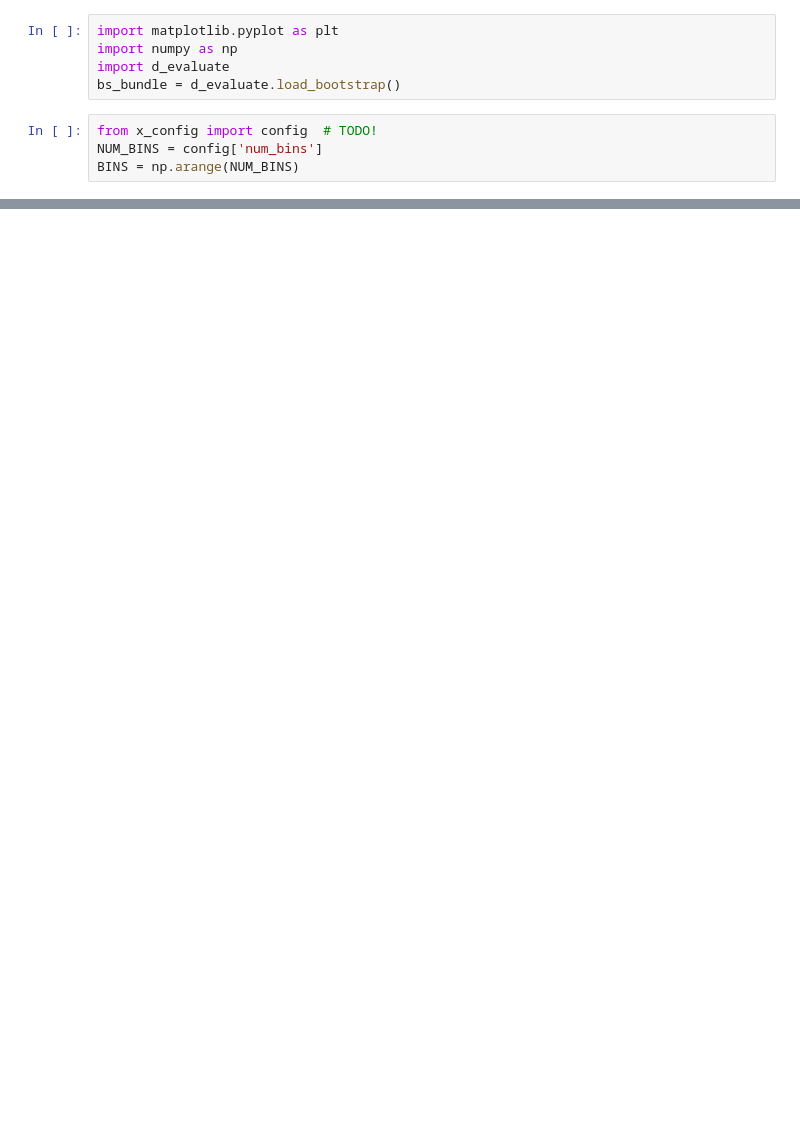
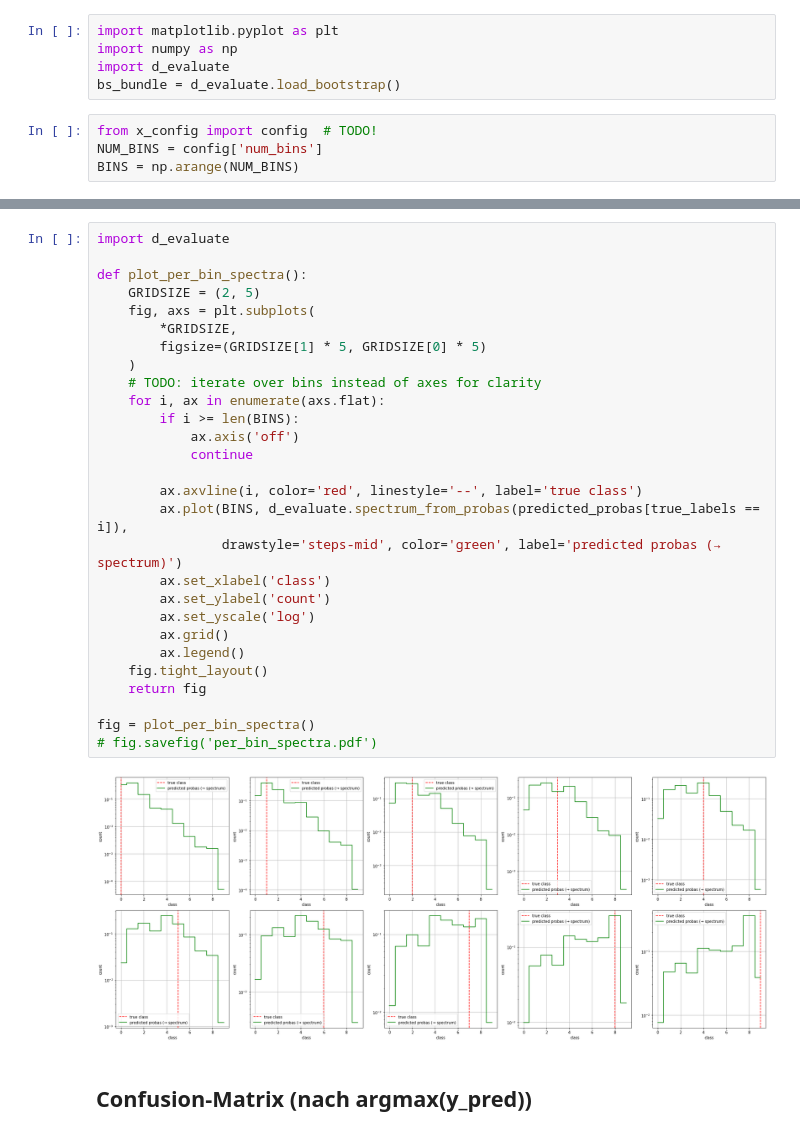
Before and after one commit to NicoWeio/Bachelor-code, a Jupyter notebook: d_evaluate_bootstrap.ipynb, the cells around one changed output, grey strips where cells are left out. Saved outputs shown, nothing was run; the diff lists cells and outputs as text; blank space fills up the shorter version.

```diff
--- a/d_evaluate_bootstrap.ipynb
+++ b/d_evaluate_bootstrap.ipynb
@@ -50,0 +151,32 @@ No artists with labels found to put in legend.  Note that artists whose label st
+# %%
+import d_evaluate
+
+def plot_per_bin_spectra():
+    GRIDSIZE = (2, 5)
+    fig, axs = plt.subplots(
+        *GRIDSIZE,
+        figsize=(GRIDSIZE[1] * 5, GRIDSIZE[0] * 5)
+    )
+    # TODO: iterate over bins instead of axes for clarity
+    for i, ax in enumerate(axs.flat):
+        if i >= len(BINS):
+            ax.axis('off')
+            continue
+
+        ax.axvline(i, color='red', linestyle='--', label='true class')
+        ax.plot(BINS, d_evaluate.spectrum_from_probas(predicted_probas[true_labels == i]),
+                drawstyle='steps-mid', color='green', label='predicted probas (→ spectrum)')
+        ax.set_xlabel('class')
+        ax.set_ylabel('count')
+        ax.set_yscale('log')
+        ax.grid()
+        ax.legend()
+    fig.tight_layout()
+    return fig
+
+fig = plot_per_bin_spectra()
+# fig.savefig('per_bin_spectra.pdf')
+# %% [output]
+[figure, added]
+# %% [markdown]
+## Confusion-Matrix (nach argmax(y_pred))
```
Also changed, not shown: parts of 15 cells of this notebook.
